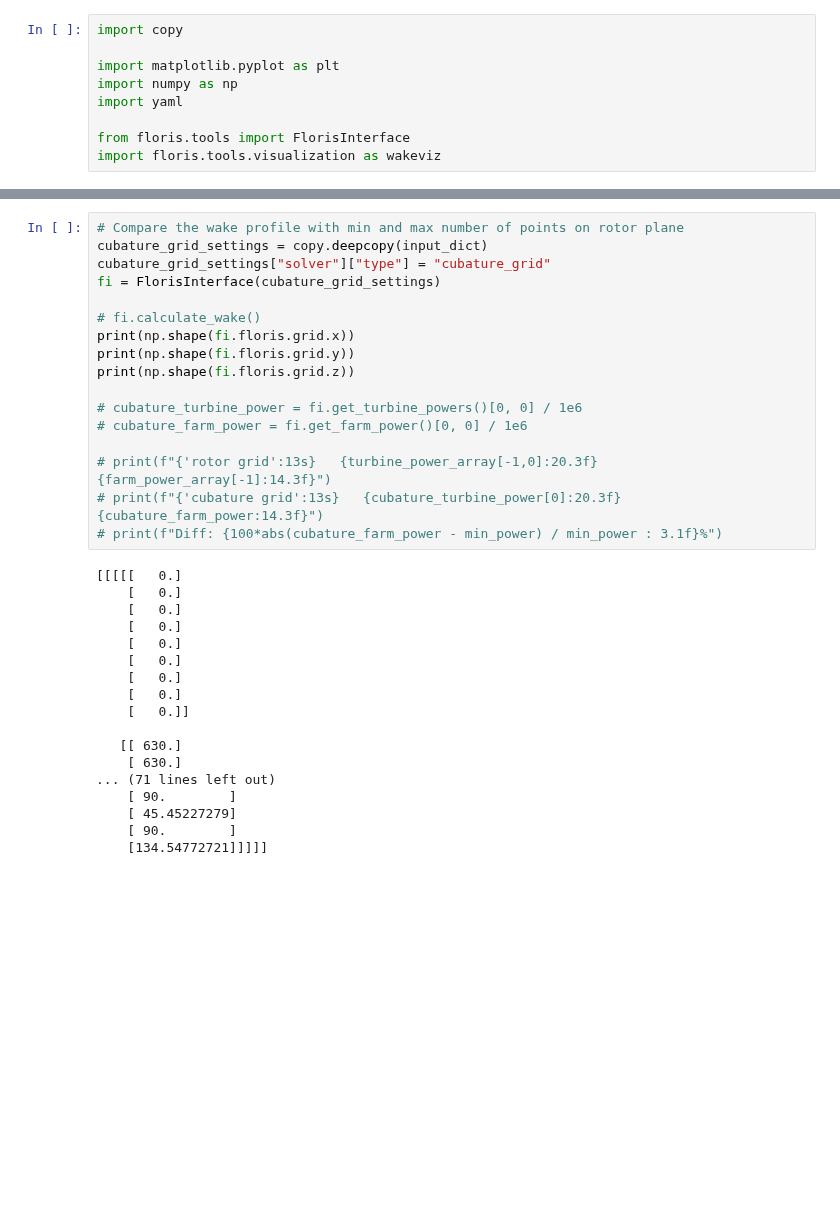
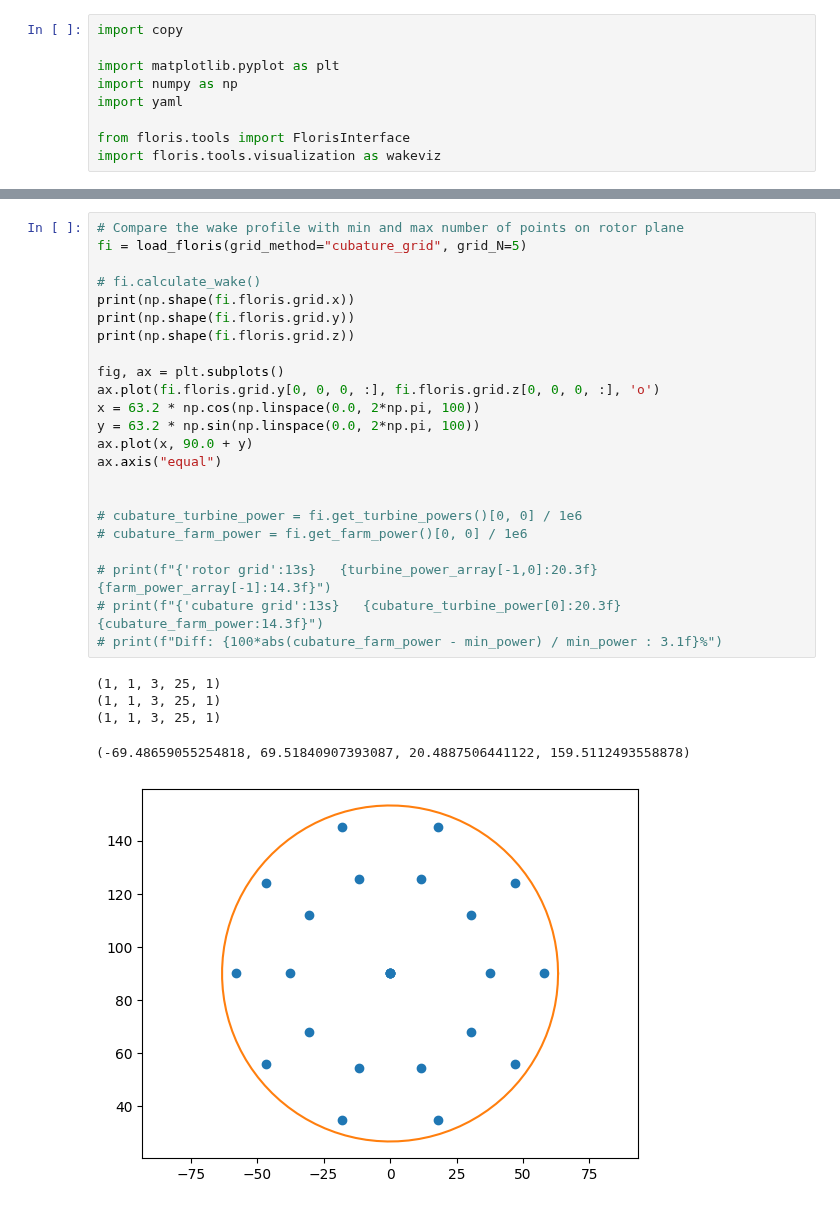
Before and after one commit to NREL/floris, a Jupyter notebook: examples/grid_dependence.ipynb, the cells around one changed output, grey strips where cells are left out. Drawn from its saved outputs; the diff is of its cells as text; blank space fills up the shorter version.

```diff
--- a/examples/grid_dependence.ipynb
+++ b/examples/grid_dependence.ipynb
@@ -133,35 +191,29 @@ Diff:  18.3%
 # %%
 # Compare the wake profile with min and max number of points on rotor plane
-cubature_grid_settings = copy.deepcopy(input_dict)
-cubature_grid_settings["solver"]["type"] = "cubature_grid"
-fi = FlorisInterface(cubature_grid_settings)
+fi = load_floris(grid_method="cubature_grid", grid_N=5)
 
 # fi.calculate_wake()
 print(np.shape(fi.floris.grid.x))
 print(np.shape(fi.floris.grid.y))
 print(np.shape(fi.floris.grid.z))
+
+fig, ax = plt.subplots()
+ax.plot(fi.floris.grid.y[0, 0, 0, :], fi.floris.grid.z[0, 0, 0, :], 'o')
+x = 63.2 * np.cos(np.linspace(0.0, 2*np.pi, 100))
+y = 63.2 * np.sin(np.linspace(0.0, 2*np.pi, 100))
+ax.plot(x, 90.0 + y)
+ax.axis("equal")
+
 
 # cubature_turbine_power = fi.get_turbine_powers()[0, 0] / 1e6
 # cubature_farm_power = fi.get_farm_power()[0, 0] / 1e6
 
 # print(f"{'rotor grid':13s}   {turbine_power_array[-1,0]:20.3f}   {farm_power_array[-1]:14.3f}")
 # print(f"{'cubature grid':13s}   {cubature_turbine_power[0]:20.3f}   {cubature_farm_power:14.3f}")
 # print(f"Diff: {100*abs(cubature_farm_power - min_power) / min_power : 3.1f}%")
 # %% [output]
-[[[[[   0.]
-    [   0.]
-    [   0.]
-    [   0.]
-    [   0.]
-    [   0.]
-    [   0.]
-    [   0.]
-    [   0.]]
-
-   [[ 630.]
-    [ 630.]
-... (71 lines left out)
-    [ 90.        ]
-    [ 45.45227279]
-    [ 90.        ]
-    [134.54772721]]]]]
+(1, 1, 3, 25, 1)
+(1, 1, 3, 25, 1)
+(1, 1, 3, 25, 1)
+(-69.48659055254818, 69.51840907393087, 20.4887506441122, 159.5112493558878)
+[figure, added]
```
Also changed, not shown: parts of 4 cells of this notebook.
